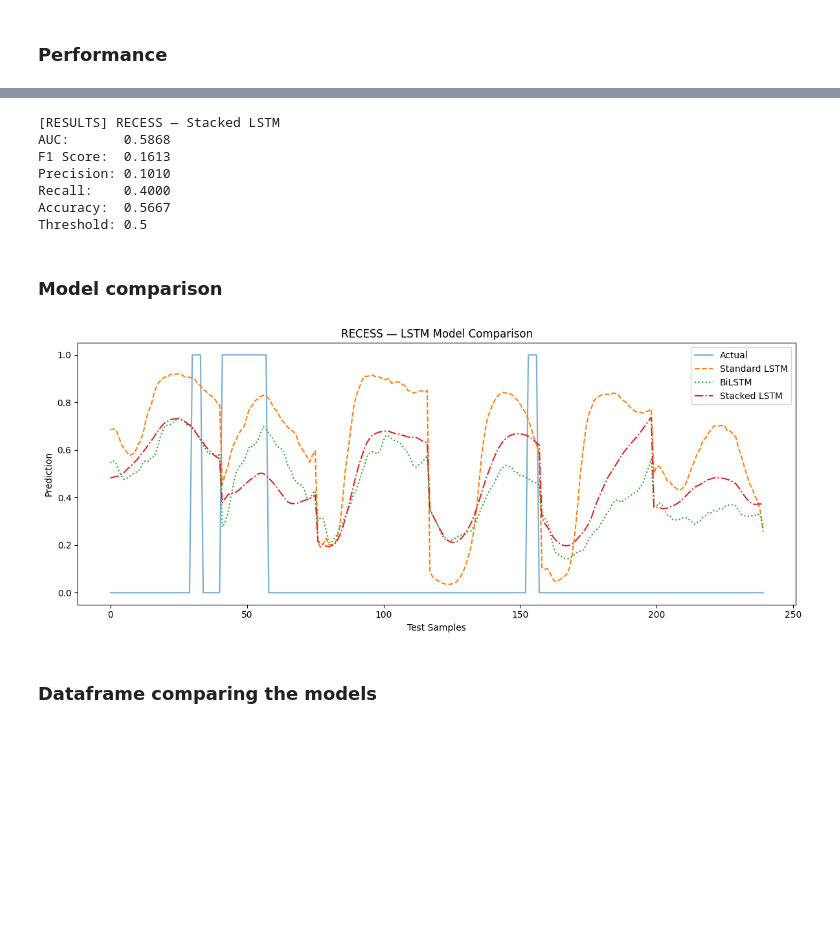
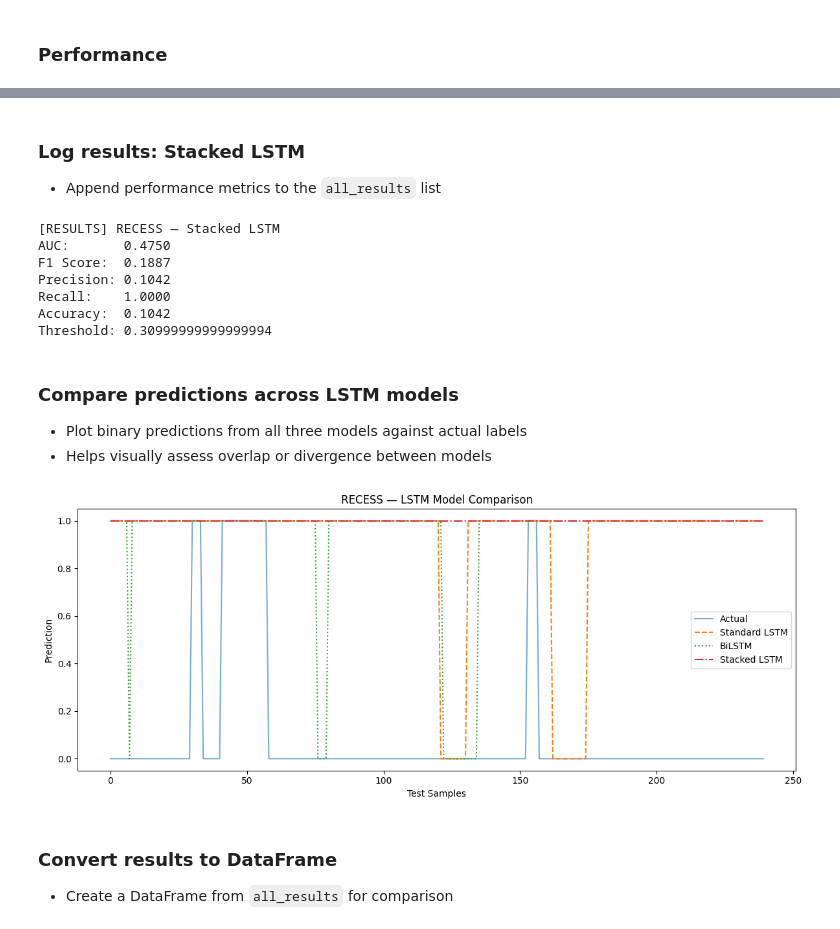
Before and after one commit to Barderus/SURE_Program, a Jupyter notebook: notebooks/5 - LSTM_Model.ipynb, the cells around one changed output, grey strips where cells are left out. Saved outputs shown, nothing was run; the diff lists cells and outputs as text; code cells hidden in the pictures; blank space fills up the shorter version.

```diff
--- a/notebooks/5 - LSTM_Model.ipynb
+++ b/notebooks/5 - LSTM_Model.ipynb
@@ -299,9 +447,9 @@ all_results.append({
 # %%
 model_stacked = Sequential()
-model_stacked.add(LSTM(64, return_sequences=True, input_shape=(X_train.shape[1], X_train.shape[2])))
-model_stacked.add(Dropout(0.3))
-model_stacked.add(LSTM(32, return_sequences=False))
-model_stacked.add(Dropout(0.3))
+model_stacked.add(LSTM(16, recurrent_dropout= 0.1, return_sequences=True, input_shape=(X_train.shape[1], X_train.shape[2])))
+model_stacked.add(Dropout(0.4))
+model_stacked.add(LSTM(16, recurrent_dropout= 0.1, return_sequences=False))
+model_stacked.add(Dropout(0.5))
 model_stacked.add(Dense(1, activation='sigmoid'))
-model_stacked.compile(optimizer='adam', loss='binary_crossentropy', metrics=['accuracy'])
+model_stacked.compile(optimizer=Adam(learning_rate=0.0001), loss='binary_crossentropy', metrics=['accuracy'])
 # %% [markdown]
@@ -311,9 +460,10 @@ history_stacked = model_stacked.fit(
     X_train, y_train,
     validation_data=(X_val, y_val),
     epochs=100,
-    batch_size=16,
+    batch_size=32,
     callbacks=[early_stop],
-    verbose=1
+    verbose=1,
+    class_weight=class_weights
 )
 # %% [output]
 Epoch 1/100
@@ -335,0 +490,14 @@ Restoring model weights from the end of the best epoch: 1.
+# %%
+y_pred_val = model_stacked.predict(X_val).flatten()
+
+best_thresh = 0.5
+best_f1 = 0
+
+for t in np.arange(0.1, 0.91, 0.01):
+    y_pred_bin = (y_pred_val >= t).astype(int)
+    f1 = f1_score(y_val, y_pred_bin)
+    if f1 > best_f1:
+        best_f1 = f1
+        best_thresh = t
+
+print(f"[VALIDATION] Best threshold = {best_thresh:.2f} | Best F1 = {best_f1:.4f}")
@@ -350,3 +526,4 @@ plt.show()
 # %%
-y_pred_stacked = model_stacked.predict(X_test).flatten()
+y_pred_test = model_stacked.predict(X_test).flatten()
+y_pred_stacked_test = (y_pred_test >= best_thresh).astype(int)
 # %% [output]
@@ -367,3 +550,6 @@ accuracy_bi = accuracy_score(y_test, y_pred_binary_stacked)
+# %% [markdown]
+### Log results: Stacked LSTM
+- Append performance metrics to the `all_results` list
 # %%
 print(f"[RESULTS] {target_name} — Stacked LSTM")
 print(f"AUC:       {auc_bi:.4f}")
@@ -371,14 +557,14 @@ print(f"F1 Score:  {f1_bi:.4f}")
 print(f"Precision: {precision_bi:.4f}")
 print(f"Recall:    {recall_bi:.4f}")
 print(f"Accuracy:  {accuracy_bi:.4f}")
-print(f"Threshold: {threshold}")
+print(f"Threshold: {best_thresh}")
 # %% [output]
 [RESULTS] RECESS — Stacked LSTM
-AUC:       0.5868
-F1 Score:  0.1613
-Precision: 0.1010
-Recall:    0.4000
-Accuracy:  0.5667
-Threshold: 0.5
+AUC:       0.4750
+F1 Score:  0.1887
+Precision: 0.1042
+Recall:    1.0000
+Accuracy:  0.1042
+Threshold: 0.30999999999999994
 # %%
 all_results.append({
@@ -393,22 +579,25 @@ all_results.append({
 })
 # %% [markdown]
-### Model comparison
+### Compare predictions across LSTM models
+- Plot binary predictions from all three models against actual labels
+- Helps visually assess overlap or divergence between models
 # %%
 plt.figure(figsize=(12, 5))
 plt.plot(y_test, label='Actual', alpha=0.6)
-plt.plot(y_pred, label='Standard LSTM', linestyle='--')
-plt.plot(y_pred_bi, label='BiLSTM', linestyle=':')
-plt.plot(y_pred_stacked, label='Stacked LSTM', linestyle='-.')
+plt.plot(y_pred_std_test, label='Standard LSTM', linestyle='--')
+plt.plot(y_pred_bin_test, label='BiLSTM', linestyle=':')
+plt.plot(y_pred_stacked_test, label='Stacked LSTM', linestyle='-.')
 plt.title(f"{target_name} — LSTM Model Comparison")
 plt.xlabel("Test Samples")
 plt.ylabel("Prediction")
 plt.legend()
 plt.tight_layout()
 plt.show()
 # %% [output]
-[figure, old version]
+[figure, new version]
 # %% [markdown]
-### Dataframe comparing the models
+### Convert results to DataFrame
+- Create a DataFrame from `all_results` for comparison
 # %%
 results_df = pd.DataFrame(all_results)
 results_df
```
Also changed, not shown: parts of 63 cells of this notebook, 1 other file.
